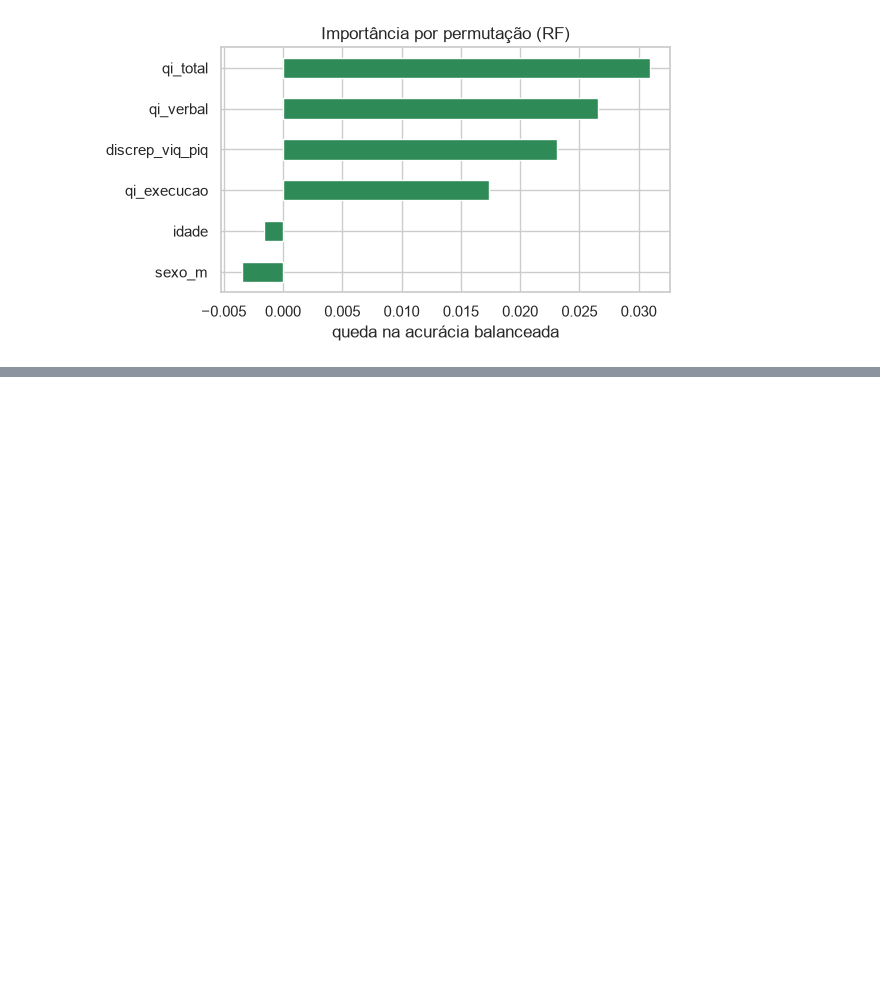
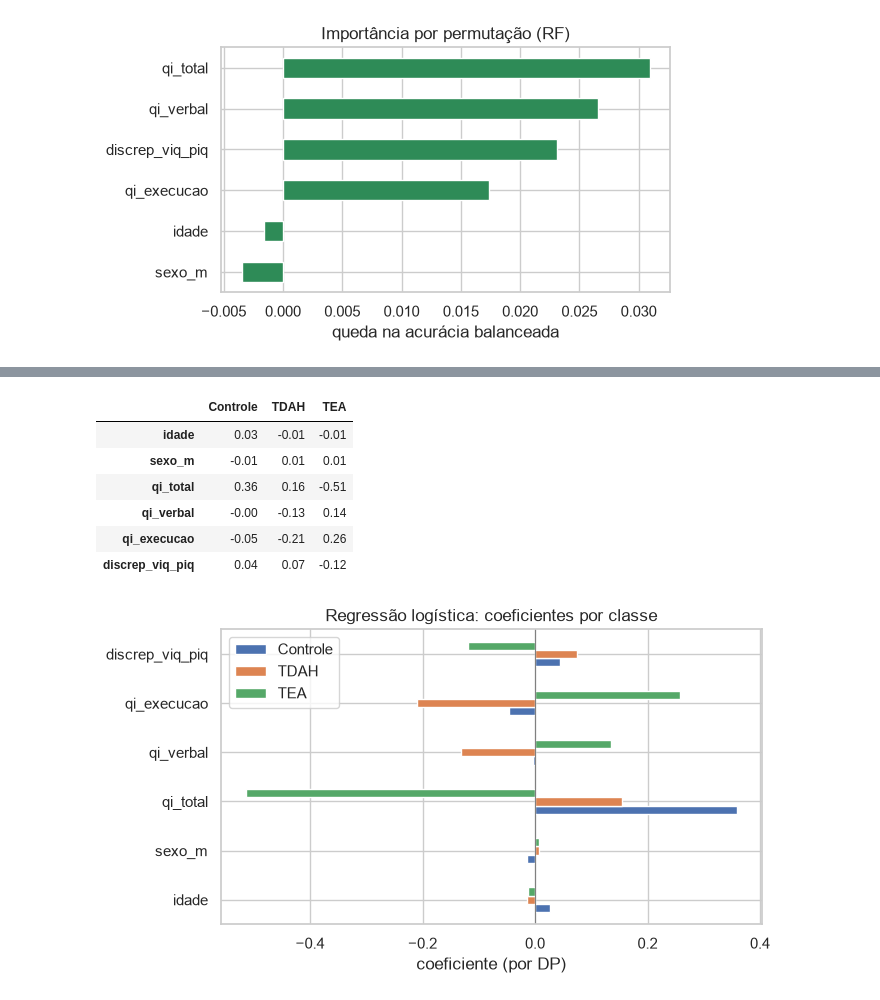
Before and after one commit to meriofilho/neurodevelopmental-disorder-classifier, a Jupyter notebook: notebooks/03_baseline_fenotipo.ipynb, the cells around one changed output, grey strips where cells are left out. Cells and saved outputs as stored; diff of their text form; code cells hidden in the pictures; blank space fills up the shorter version.

```diff
--- a/notebooks/03_baseline_fenotipo.ipynb
+++ b/notebooks/03_baseline_fenotipo.ipynb
@@ -195,0 +188,16 @@ VIQ/PIQ ausentes em ~23% (imputados); pareamento com uma única semente (42).
+# %%
+rl = make_models()["Regressão logística"].fit(X, y)
+coef = pd.DataFrame(rl[-1].coef_, index=CLASSES, columns=X.columns).T
+ax = coef.plot.barh(figsize=(7, 4), color=sns.color_palette("deep", 3)); ax.axvline(0, c="gray", lw=0.8)
+ax.set_xlabel("coeficiente (por DP)"); ax.set_title("Regressão logística: coeficientes por classe")
+plt.tight_layout(); plt.savefig(FIG / "03_coeficientes_logistica.png", dpi=150)
+coef.round(2)
+# %% [output]
+|  | Controle | TDAH | TEA |
+| idade | 0.03 | -0.01 | -0.01 |
+| sexo_m | -0.01 | 0.01 | 0.01 |
+| qi_total | 0.36 | 0.16 | -0.51 |
+| qi_verbal | -0.00 | -0.13 | 0.14 |
+| qi_execucao | -0.05 | -0.21 | 0.26 |
+| discrep_viq_piq | 0.04 | 0.07 | -0.12 |
+[figure, added]
```
Also changed, not shown: parts of 9 cells of this notebook, 6 other files.
